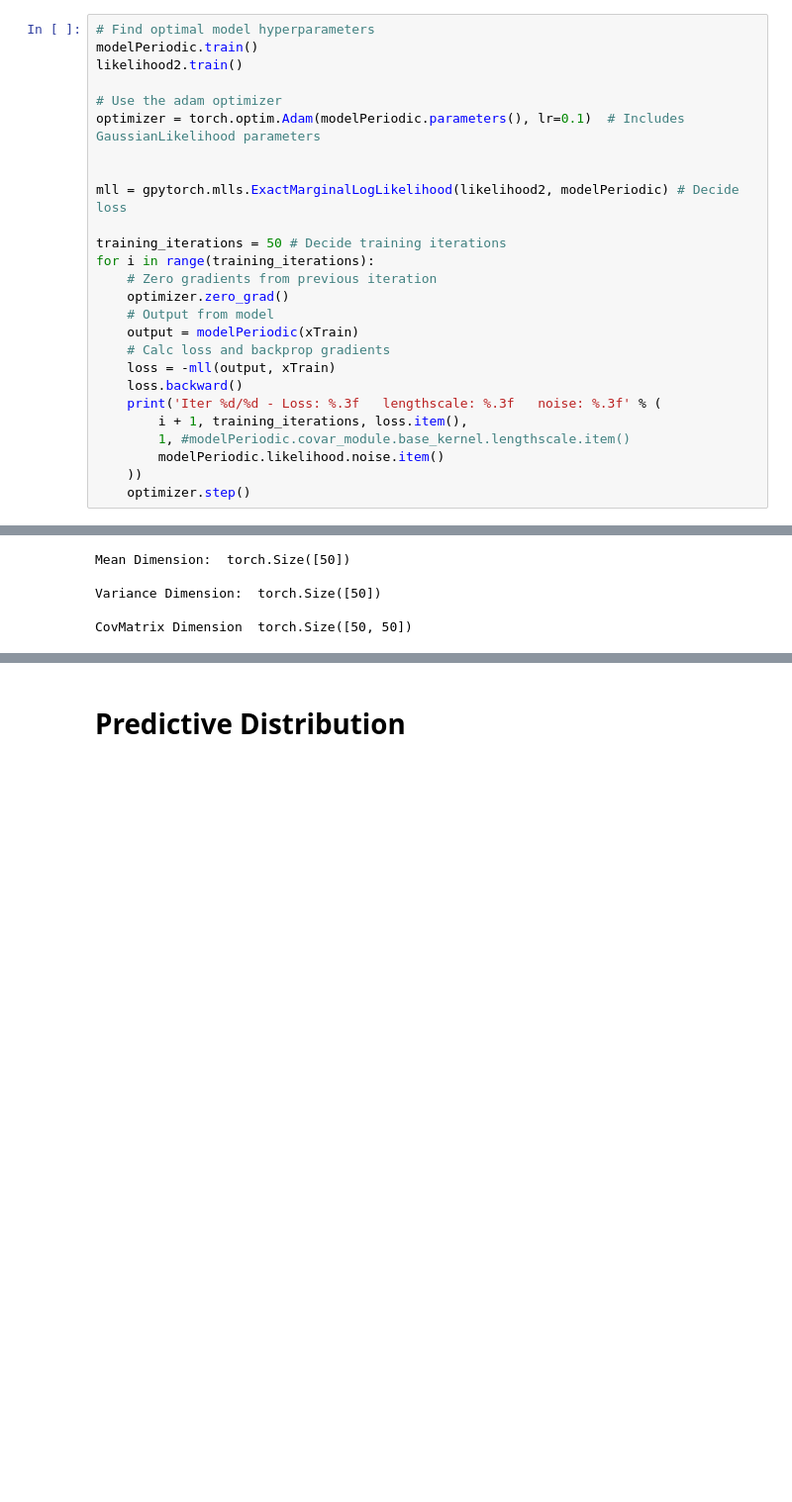
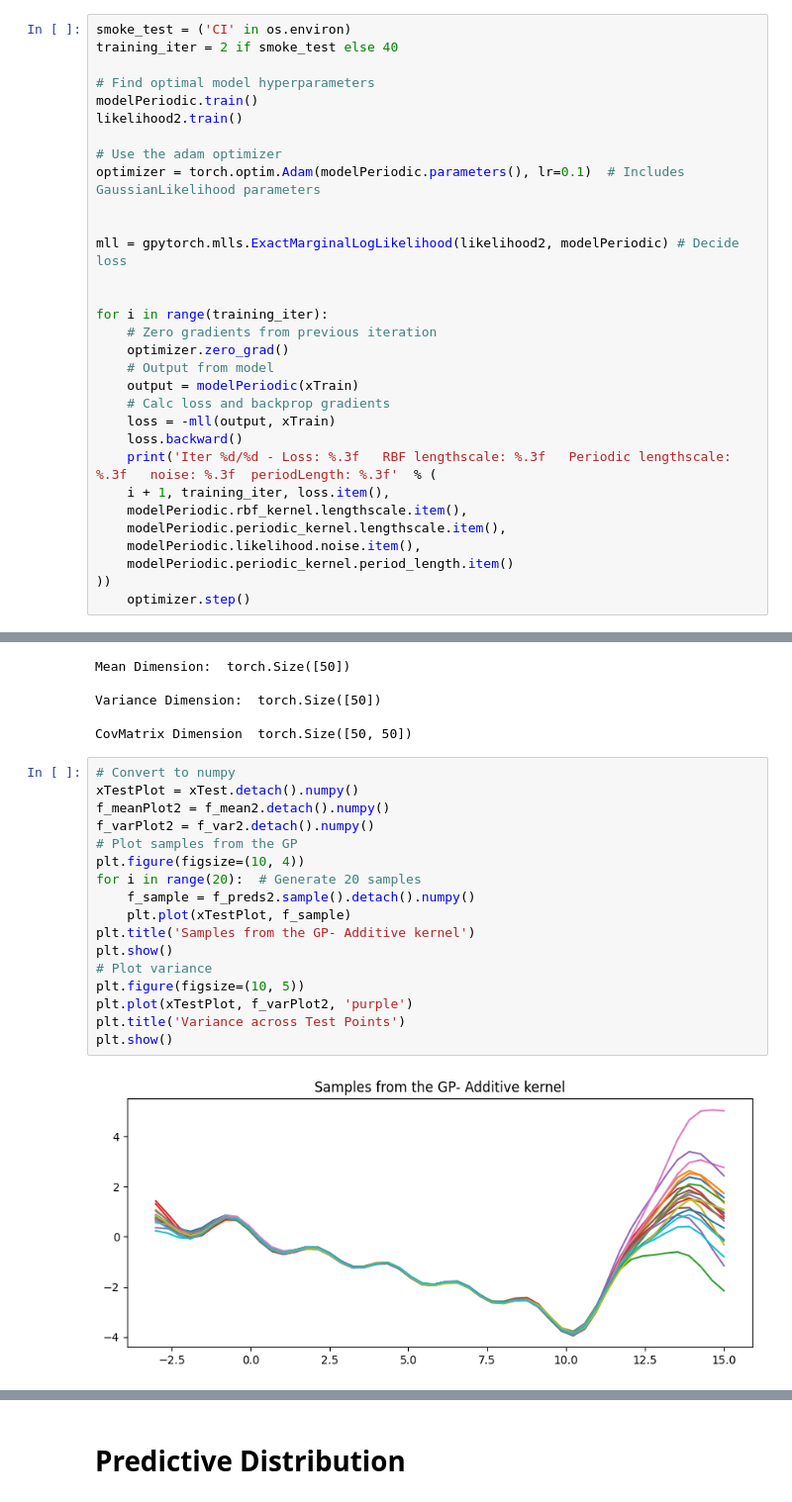
Before and after one commit to Sabelz/Gaussian_Processes_Inducing_Points, a Jupyter notebook: GPs/GPWiggle.ipynb, the cells around one changed output, grey strips where cells are left out. Shown at 99% size. Drawn from its saved outputs; the diff is of its cells as text; blank space fills up the shorter version.

```diff
--- a/GPs/GPWiggle.ipynb
+++ b/GPs/GPWiggle.ipynb
@@ -193,6 +207,9 @@ modelPeriodic.periodic_kernel.period_length = 5.0  # Set the period length to 10
 # %% [markdown]
 # Train the periodic model
 # %%
+smoke_test = ('CI' in os.environ)
+training_iter = 2 if smoke_test else 40
+
 # Find optimal model hyperparameters
 modelPeriodic.train()
 likelihood2.train()
@@ -203,8 +220,8 @@ optimizer = torch.optim.Adam(modelPeriodic.parameters(), lr=0.1)  # Includes Gau
 
 mll = gpytorch.mlls.ExactMarginalLogLikelihood(likelihood2, modelPeriodic) # Decide loss
 
-training_iterations = 50 # Decide training iterations
-for i in range(training_iterations):
+
+for i in range(training_iter):
     # Zero gradients from previous iteration
     optimizer.zero_grad()
     # Output from model
@@ -212,10 +229,12 @@ for i in range(training_iterations):
     # Calc loss and backprop gradients
     loss = -mll(output, xTrain)
     loss.backward()
-    print('Iter %d/%d - Loss: %.3f   lengthscale: %.3f   noise: %.3f' % (
-        i + 1, training_iterations, loss.item(),
-        1, #modelPeriodic.covar_module.base_kernel.lengthscale.item()
-        modelPeriodic.likelihood.noise.item()
-    ))
+    print('Iter %d/%d - Loss: %.3f   RBF lengthscale: %.3f   Periodic lengthscale: %.3f   noise: %.3f  periodLength: %.3f'  % (
+    i + 1, training_iter, loss.item(),
+    modelPeriodic.rbf_kernel.lengthscale.item(),
+    modelPeriodic.periodic_kernel.lengthscale.item(),
+    modelPeriodic.likelihood.noise.item(),
+    modelPeriodic.periodic_kernel.period_length.item()
+))
     optimizer.step()
 # %% [output]
@@ -256,3 +275,22 @@ Mean Dimension:  torch.Size([50])
 Variance Dimension:  torch.Size([50])
 
 CovMatrix Dimension  torch.Size([50, 50])
+# %%
+# Convert to numpy
+xTestPlot = xTest.detach().numpy()
+f_meanPlot2 = f_mean2.detach().numpy()
+f_varPlot2 = f_var2.detach().numpy()
+# Plot samples from the GP
+plt.figure(figsize=(10, 4))
+for i in range(20):  # Generate 20 samples
+    f_sample = f_preds2.sample().detach().numpy()
+    plt.plot(xTestPlot, f_sample)
+plt.title('Samples from the GP- Additive kernel')
+plt.show()
+# Plot variance
+plt.figure(figsize=(10, 5))
+plt.plot(xTestPlot, f_varPlot2, 'purple')
+plt.title('Variance across Test Points')
+plt.show()
+# %% [output]
+[figure, added]
```
Also changed, not shown: parts of 13 cells of this notebook, 1 other file.
